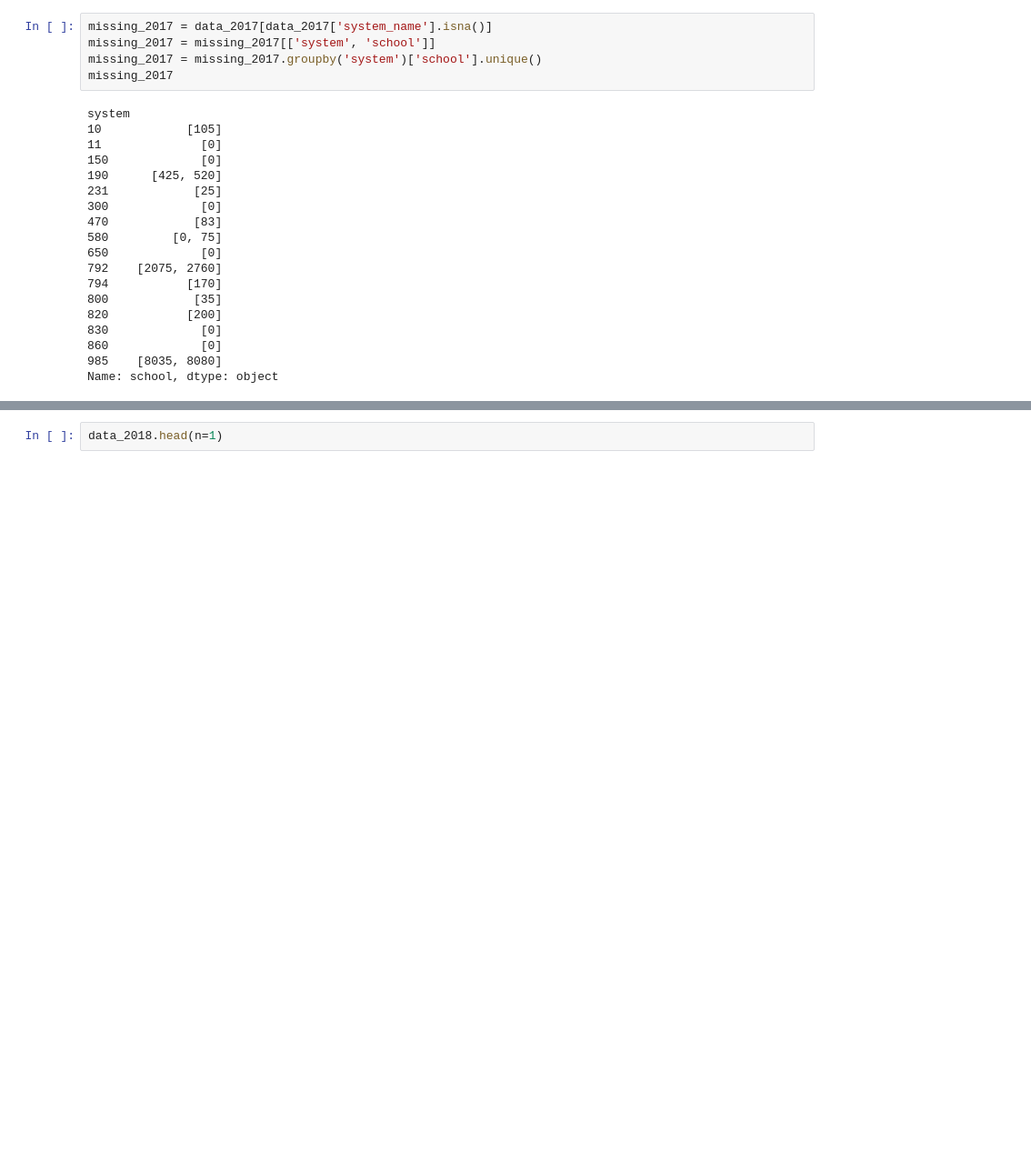
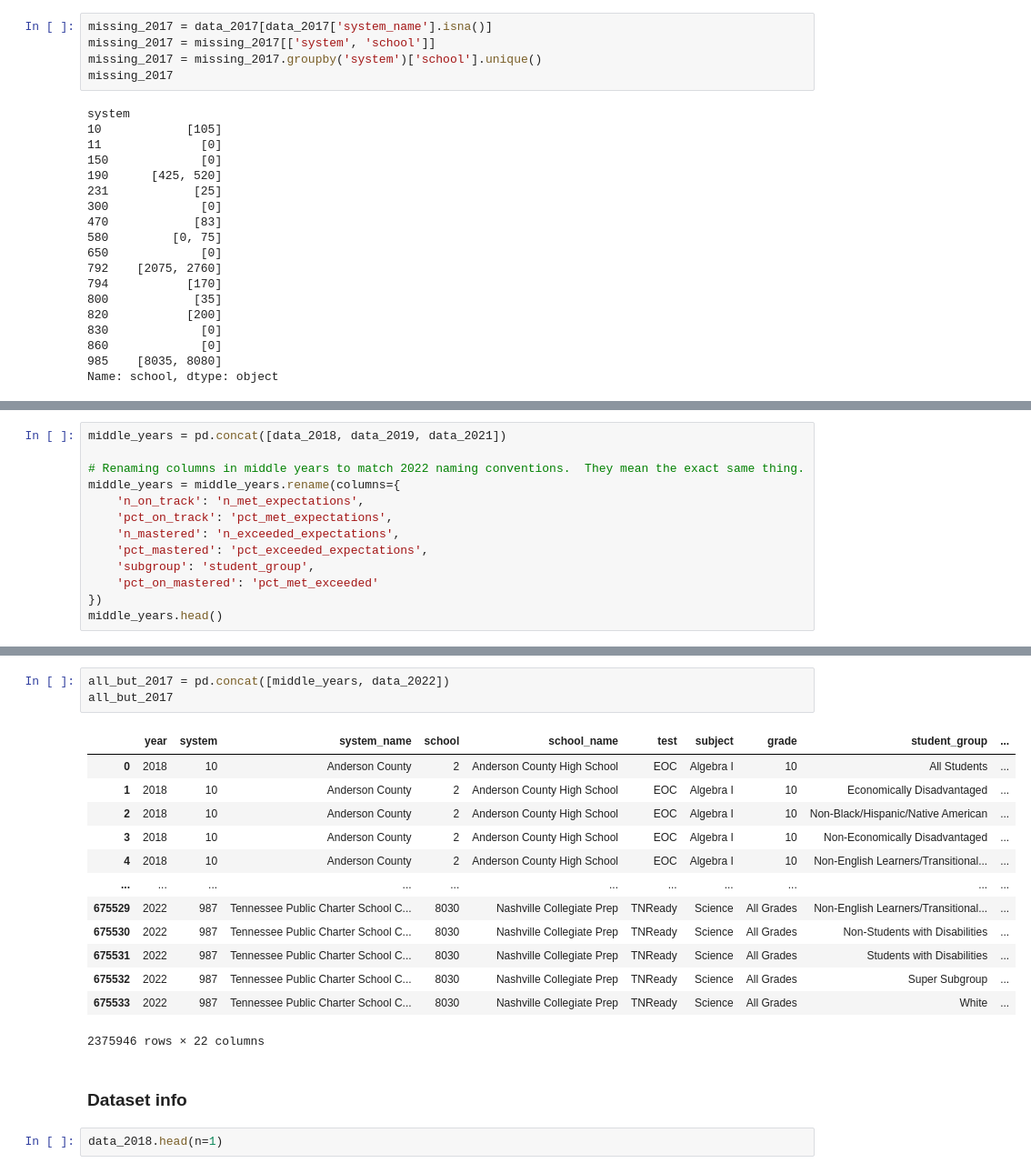
Before and after one commit to Claytor/Capstone_TN_COVID_School_Achievement_Impact, a Jupyter notebook: notebooks/school_assessments_join.ipynb, the cells around one changed output, grey strips where cells are left out. Shown: that part at 91% size. Cells and saved outputs as stored; diff of their text form; blank space fills up the shorter version.

Commit message:
Merged all years but 2017.  I'll try to salvage.

```diff
--- a/notebooks/school_assessments_join.ipynb
+++ b/notebooks/school_assessments_join.ipynb
@@ -107,0 +151,13 @@ Name: school, dtype: object
+# %%
+middle_years = pd.concat([data_2018, data_2019, data_2021])
+
+# Renaming columns in middle years to match 2022 naming conventions.  They mean the exact same thing.
+middle_years = middle_years.rename(columns={
+    'n_on_track': 'n_met_expectations',
+    'pct_on_track': 'pct_met_expectations',
+    'n_mastered': 'n_exceeded_expectations',
+    'pct_mastered': 'pct_exceeded_expectations',
+    'subgroup': 'student_group',
+    'pct_on_mastered': 'pct_met_exceeded'
+})
+middle_years.head()
@@ -108,3 +172,22 @@ Name: school, dtype: object
+# %%
+all_but_2017 = pd.concat([middle_years, data_2022])
+all_but_2017
+# %% [output]
+|  | year | system | system_name | school | school_name | test | subject | grade | student_group | ... |
+| 0 | 2018 | 10 | Anderson County | 2 | Anderson County High School | EOC | Algebra I | 10 | All Students | ... |
+| 1 | 2018 | 10 | Anderson County | 2 | Anderson County High School | EOC | Algebra I | 10 | Economically Disadvantaged | ... |
+| 2 | 2018 | 10 | Anderson County | 2 | Anderson County High School | EOC | Algebra I | 10 | Non-Black/Hispanic/Native American | ... |
+| 3 | 2018 | 10 | Anderson County | 2 | Anderson County High School | EOC | Algebra I | 10 | Non-Economically Disadvantaged | ... |
+| 4 | 2018 | 10 | Anderson County | 2 | Anderson County High School | EOC | Algebra I | 10 | Non-English Learners/Transitional... | ... |
+| ... | ... | ... | ... | ... | ... | ... | ... | ... | ... | ... |
+| 675529 | 2022 | 987 | Tennessee Public Charter School C... | 8030 | Nashville Collegiate Prep | TNReady | Science | All Grades | Non-English Learners/Transitional... | ... |
+| 675530 | 2022 | 987 | Tennessee Public Charter School C... | 8030 | Nashville Collegiate Prep | TNReady | Science | All Grades | Non-Students with Disabilities | ... |
+| 675531 | 2022 | 987 | Tennessee Public Charter School C... | 8030 | Nashville Collegiate Prep | TNReady | Science | All Grades | Students with Disabilities | ... |
+| 675532 | 2022 | 987 | Tennessee Public Charter School C... | 8030 | Nashville Collegiate Prep | TNReady | Science | All Grades | Super Subgroup | ... |
+| 675533 | 2022 | 987 | Tennessee Public Charter School C... | 8030 | Nashville Collegiate Prep | TNReady | Science | All Grades | White | ... |
+2375946 rows × 22 columns
+# %% [markdown]
+### Dataset info
 # %%
 data_2018.head(n=1)
 # %% [output]
```
Also changed, not shown: parts of 9 cells of this notebook.
